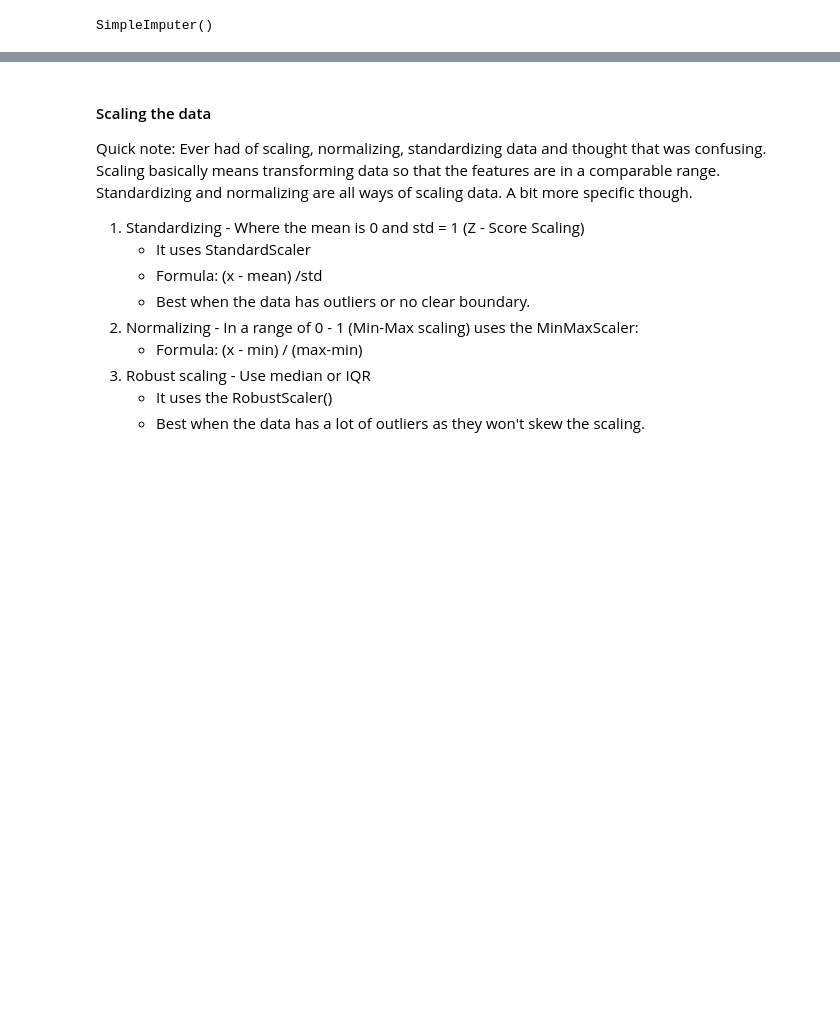
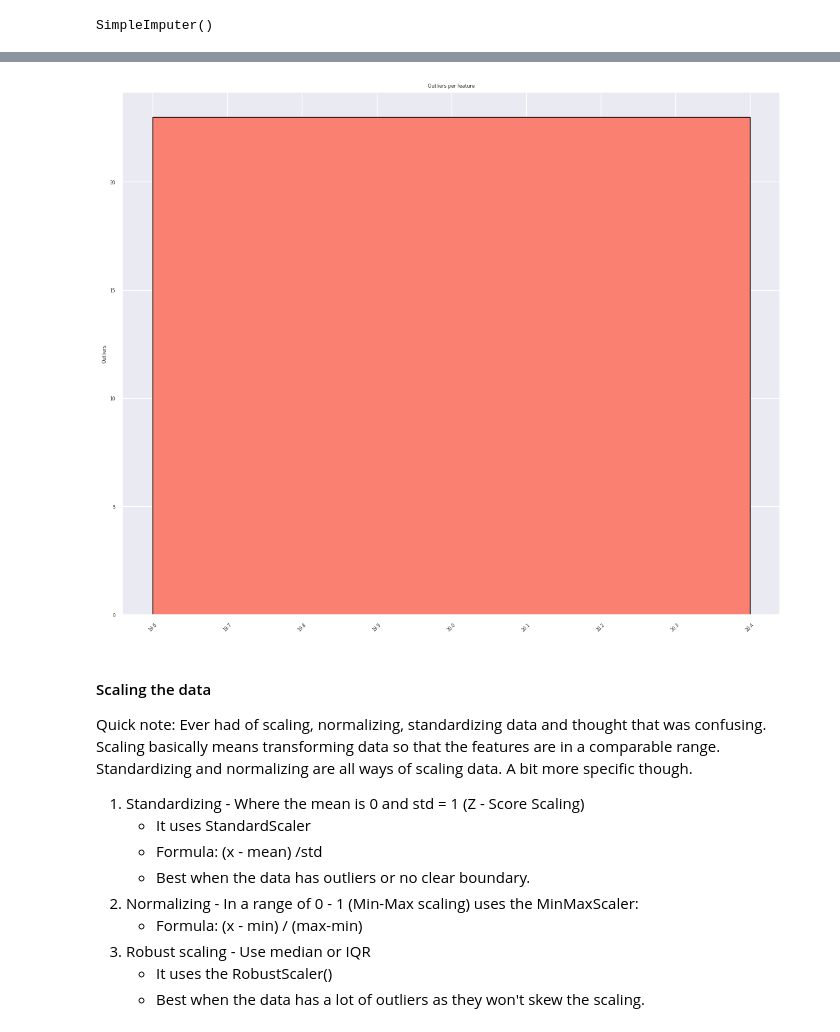
Before and after one commit to Darlene-13/secom-dimensionality-reduction, a Jupyter notebook: notebooks/exploration.ipynb, the cells around one changed output, grey strips where cells are left out. Cells and saved outputs as stored; diff of their text form; code cells hidden in the pictures; blank space fills up the shorter version.

```diff
--- a/notebooks/exploration.ipynb
+++ b/notebooks/exploration.ipynb
@@ -366,3 +401,14 @@ x_test = pd.DataFrame(imputer.transform(X_test), columns = X_test.columns)
+# %%
+# Bar plot to see the number of outliers per column
+outlier_counts = detect_outliers_iqr(X_train)
+plt.figure(figsize = (15,12))
+plt.bar(outlier_counts.keys(), outlier_counts.values(), color = "salmon", edgecolor = "black")
+plt.xticks(rotation = 45)
+plt.ylabel("Outliers")
+plt.title("Outliers per feature")
+plt.show()
+# %% [output]
+[figure, added]
 # %% [markdown]
 #### Scaling the data
 Quick note: Ever had of scaling, normalizing, standardizing data and thought that was confusing.
```
Also changed, not shown: parts of 9 cells of this notebook.
